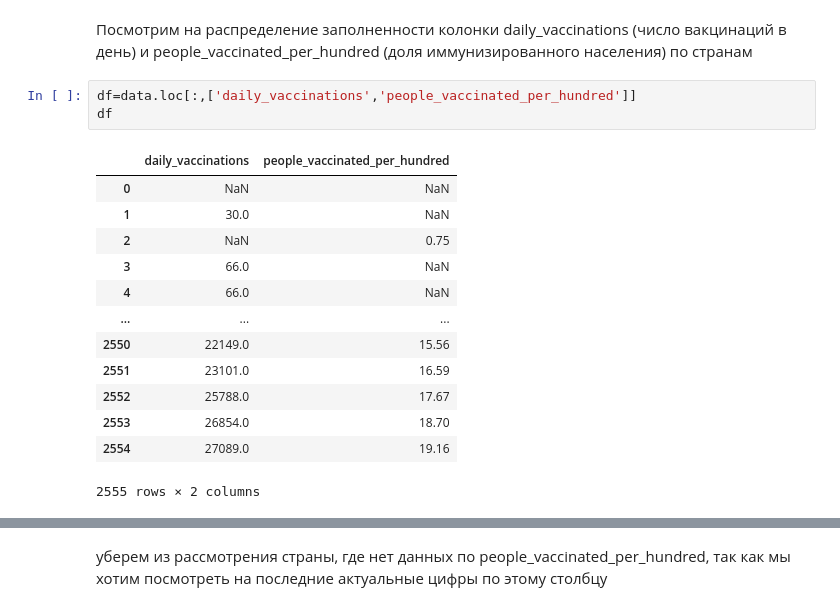
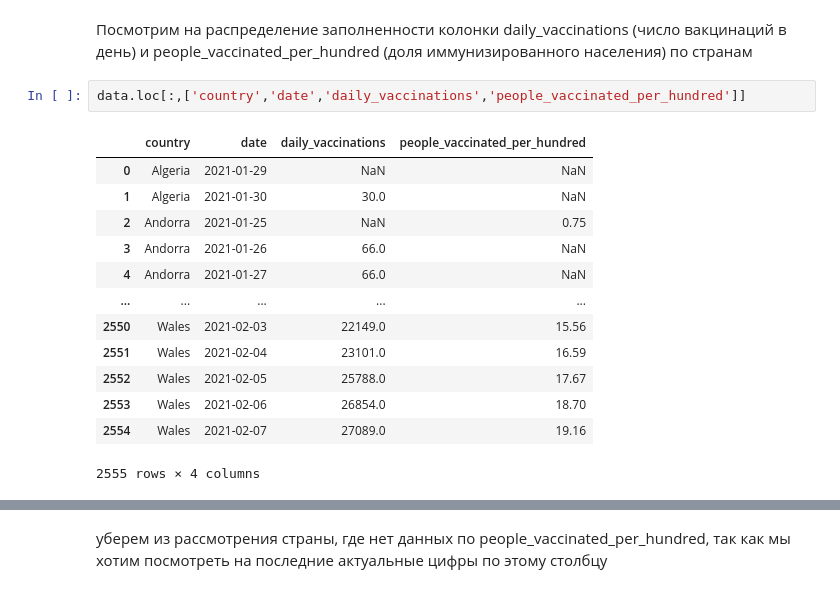
Before and after one commit to Gekata-2/MachineLearning, a Jupyter notebook: eda_lab_.ipynb, the cells around one changed output, grey strips where cells are left out. Cells and saved outputs as stored; diff of their text form.

```diff
--- a/eda_lab_.ipynb
+++ b/eda_lab_.ipynb
@@ -370,19 +360,18 @@ pass
 # %% [markdown]
 Посмотрим на распределение заполненности колонки daily_vaccinations (число вакцинаций в день) и people_vaccinated_per_hundred (доля иммунизированного населения) по странам
 # %%
-df=data.loc[:,['daily_vaccinations','people_vaccinated_per_hundred']]
-df
+data.loc[:,['country','date','daily_vaccinations','people_vaccinated_per_hundred']]
 # %% [output]
-|  | daily_vaccinations | people_vaccinated_per_hundred |
-| 0 | NaN | NaN |
-| 1 | 30.0 | NaN |
-| 2 | NaN | 0.75 |
-| 3 | 66.0 | NaN |
-| 4 | 66.0 | NaN |
-| ... | ... | ... |
-| 2550 | 22149.0 | 15.56 |
-| 2551 | 23101.0 | 16.59 |
-| 2552 | 25788.0 | 17.67 |
-| 2553 | 26854.0 | 18.70 |
-| 2554 | 27089.0 | 19.16 |
+|  | country | date | daily_vaccinations | people_vaccinated_per_hundred |
+| 0 | Algeria | 2021-01-29 | NaN | NaN |
+| 1 | Algeria | 2021-01-30 | 30.0 | NaN |
+| 2 | Andorra | 2021-01-25 | NaN | 0.75 |
+| 3 | Andorra | 2021-01-26 | 66.0 | NaN |
+| 4 | Andorra | 2021-01-27 | 66.0 | NaN |
+| ... | ... | ... | ... | ... |
+| 2550 | Wales | 2021-02-03 | 22149.0 | 15.56 |
+| 2551 | Wales | 2021-02-04 | 23101.0 | 16.59 |
+| 2552 | Wales | 2021-02-05 | 25788.0 | 17.67 |
+| 2553 | Wales | 2021-02-06 | 26854.0 | 18.70 |
+| 2554 | Wales | 2021-02-07 | 27089.0 | 19.16 |
-2555 rows × 2 columns
+2555 rows × 4 columns
```
Also changed, not shown: parts of 19 cells of this notebook.
